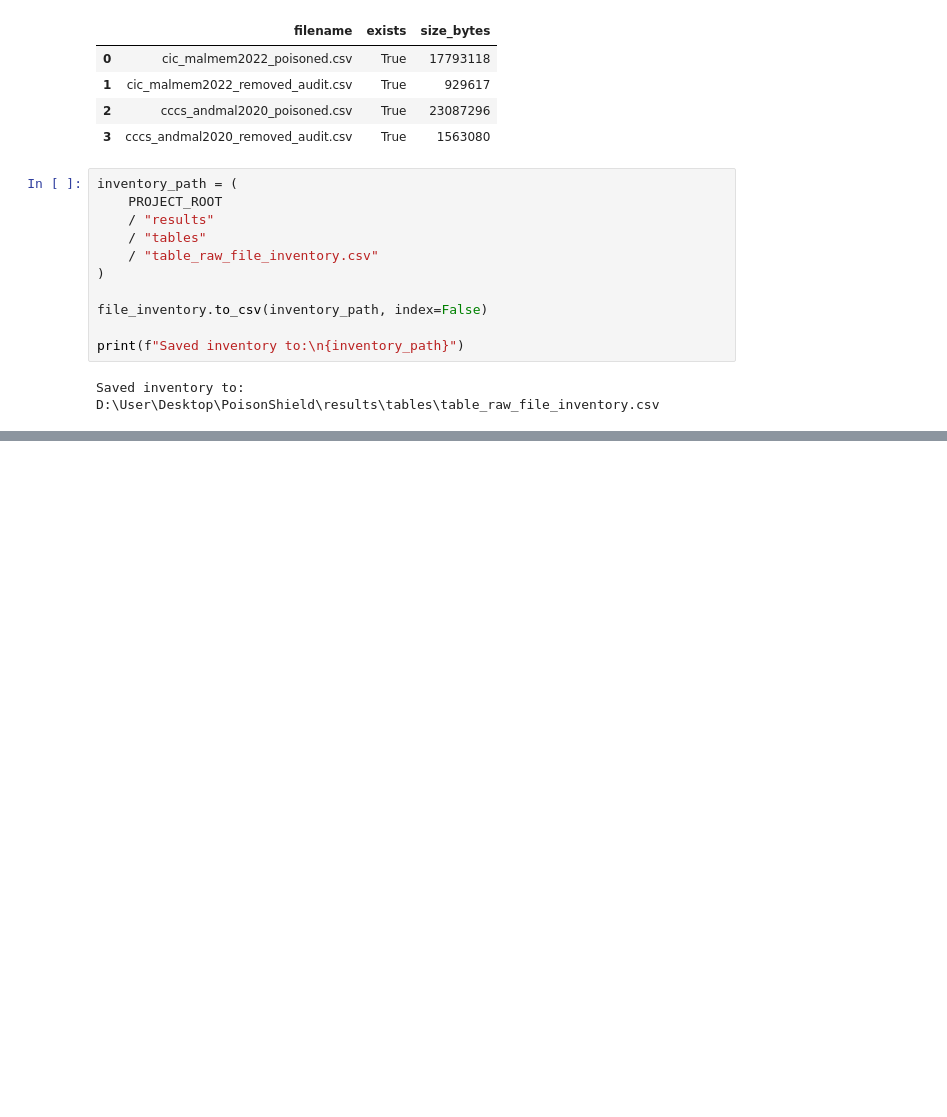
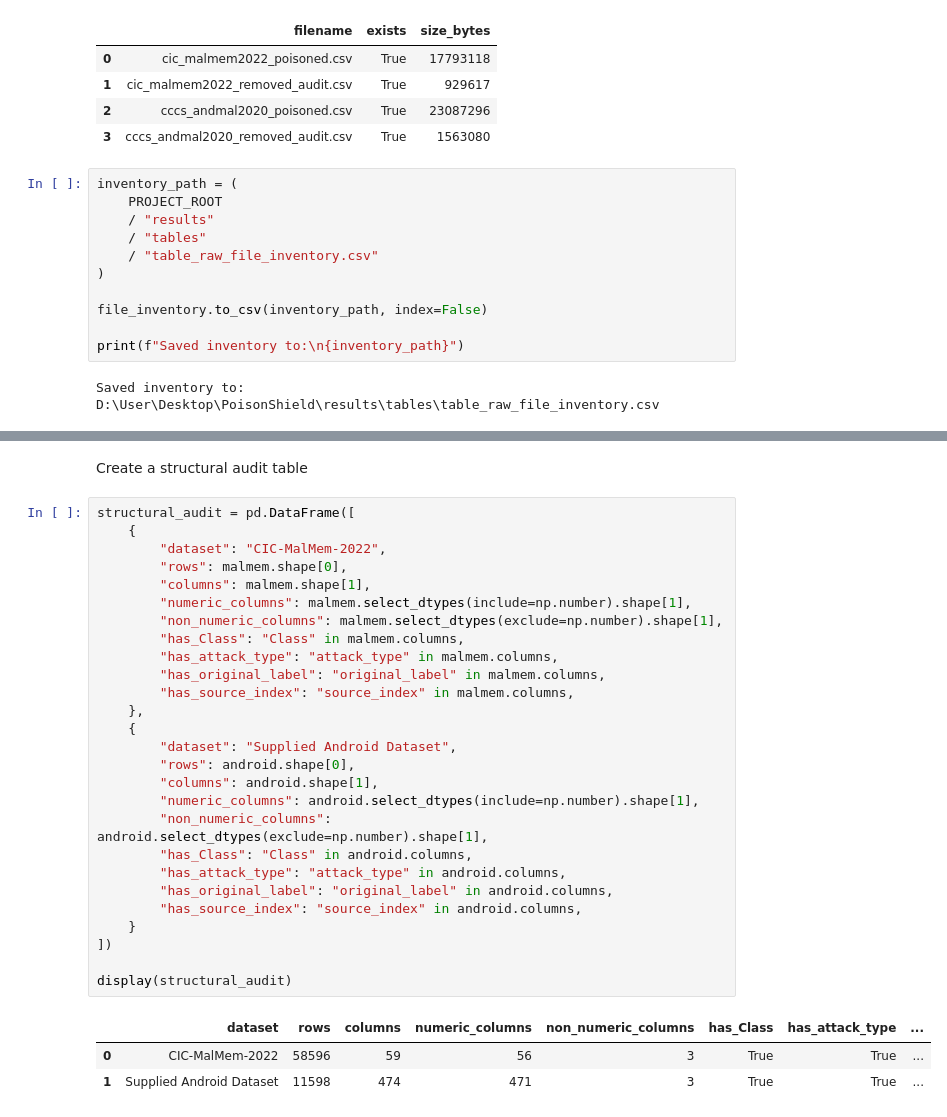
Before and after one commit to alokmuskan/PoisonShield, a Jupyter notebook: notebooks/01_dataset_audit.ipynb, the cells around one changed output, grey strips where cells are left out. Cells and saved outputs as stored; diff of their text form; blank space fills up the shorter version.

```diff
--- a/notebooks/01_dataset_audit.ipynb
+++ b/notebooks/01_dataset_audit.ipynb
@@ -210,0 +509,33 @@ D:\User\Desktop\PoisonShield\results\tables\table_raw_file_inventory.csv
+# %% [markdown]
+Create a structural audit table
+# %%
+structural_audit = pd.DataFrame([
+    {
+        "dataset": "CIC-MalMem-2022",
+        "rows": malmem.shape[0],
+        "columns": malmem.shape[1],
+        "numeric_columns": malmem.select_dtypes(include=np.number).shape[1],
+        "non_numeric_columns": malmem.select_dtypes(exclude=np.number).shape[1],
+        "has_Class": "Class" in malmem.columns,
+        "has_attack_type": "attack_type" in malmem.columns,
+        "has_original_label": "original_label" in malmem.columns,
+        "has_source_index": "source_index" in malmem.columns,
+    },
+    {
+        "dataset": "Supplied Android Dataset",
+        "rows": android.shape[0],
+        "columns": android.shape[1],
+        "numeric_columns": android.select_dtypes(include=np.number).shape[1],
+        "non_numeric_columns": android.select_dtypes(exclude=np.number).shape[1],
+        "has_Class": "Class" in android.columns,
+        "has_attack_type": "attack_type" in android.columns,
+        "has_original_label": "original_label" in android.columns,
+        "has_source_index": "source_index" in android.columns,
+    }
+])
+
+display(structural_audit)
+# %% [output]
+|  | dataset | rows | columns | numeric_columns | non_numeric_columns | has_Class | has_attack_type | ... |
+| 0 | CIC-MalMem-2022 | 58596 | 59 | 56 | 3 | True | True | ... |
+| 1 | Supplied Android Dataset | 11598 | 474 | 471 | 3 | True | True | ... |
```
Also changed, not shown: parts of 27 cells of this notebook, 1 other file.
